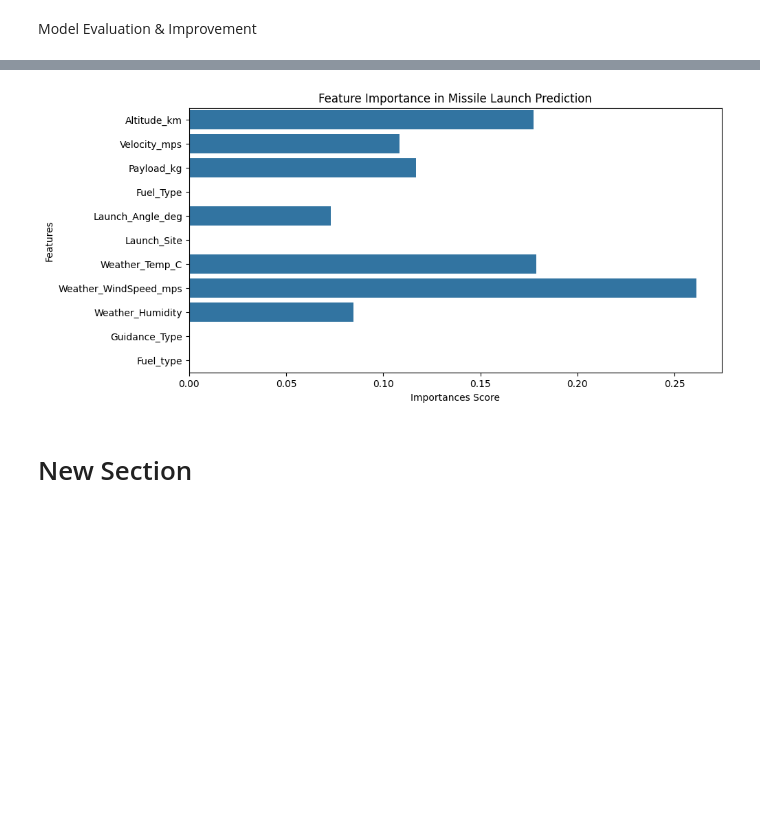
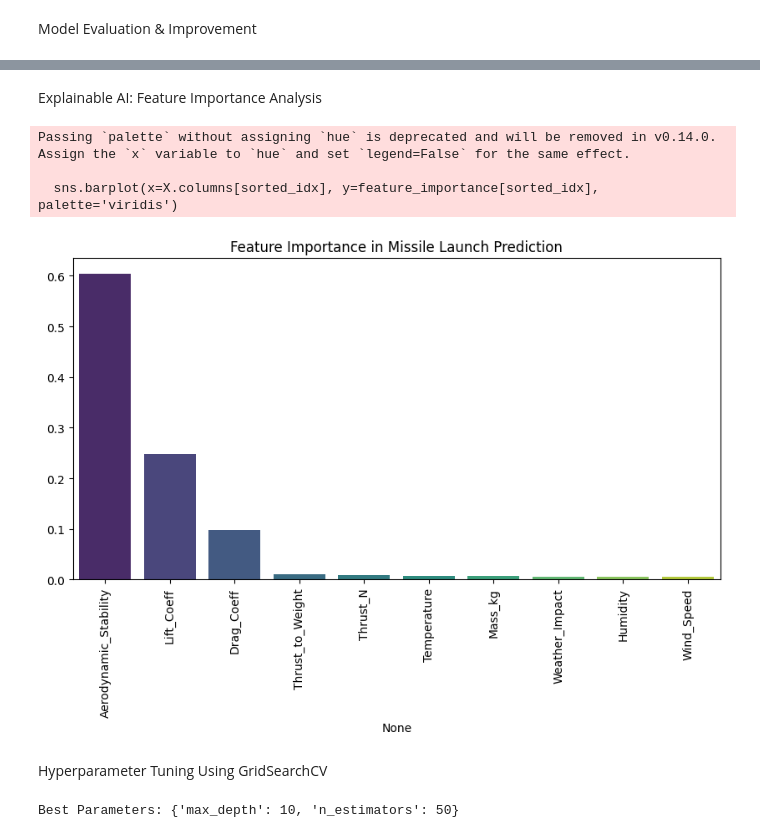
Before and after one commit to anushka1947/Machine-Learning, a Jupyter notebook: Missile_Data_Analysis_&_Prediction_Using_ML.ipynb, the cells around one changed output, grey strips where cells are left out. Saved outputs shown, nothing was run; the diff lists cells and outputs as text; code cells hidden in the pictures; blank space fills up the shorter version.

```diff
--- a/Missile_Data_Analysis_&_Prediction_Using_ML.ipynb
+++ b/Missile_Data_Analysis_&_Prediction_Using_ML.ipynb
@@ -108,10 +115,0 @@ Feature Engineering & Data Preprocessing
-# %%
-from sklearn.preprocessing import LabelEncoder
-label_enc = LabelEncoder()
-
-
-df['Launch_Site']= label_enc.fit_transform(df['Launch_Site'])
-df['Guidance_Type']=label_enc.fit_transform(df['Guidance_Type'])
-df["Fuel_type"]=label_enc.fit_transform(df['Fuel_Type'])
-
-print(df.head())
@@ -139,12 +116,9 @@ print(df.head())
 # %% [markdown]
 Split Data for Training & Testing
 # %%
-from sklearn.model_selection import train_test_split
-
-x=df.drop(columns=['Result'])
-y=df['Result']
-
-x_train,x_test,y_train,y_test=train_test_split(x,y,test_size=0.2,random_state=42)
+X = df.drop(columns=['Result'])
+y = df['Result']
+X_train, X_test, y_train, y_test = train_test_split(X, y, test_size=0.2, random_state=42)
 # %% [markdown]
 Train ML Models
 Using Random Forest model,XGBoost model
@@ -164,3 +138,7 @@ Random Forest Model Accuracy:  0.990000
+# %%
+scaler = StandardScaler()
+X_train = scaler.fit_transform(X_train)
+X_test = scaler.transform(X_test)
 # %%
 from xgboost import XGBClassifier
 xgb_model=XGBClassifier(n_estimators=100,learning_rate=0.1,random_state=42)
@@ -174,2 +152,6 @@ XGBoost Model Accuracy :  0.990000
+# %%
+rf = RandomForestClassifier(n_estimators=100, random_state=42)
+rf.fit(X_train, y_train)
+y_pred = rf.predict(X_test)
 # %% [markdown]
 Model Evaluation & Improvement
@@ -253,14 +193,24 @@ ValueError: Invalid classes inferred from unique values of `y`.  Expected: [0],
+# %% [markdown]
+Explainable AI: Feature Importance Analysis
 # %%
-importances = xgb_model.feature_importances_
-features =x.columns
-
+feature_importance = rf.feature_importances_
+sorted_idx = np.argsort(feature_importance)[::-1]
 plt.figure(figsize=(10,5))
-sns.barplot(x=importances,y=features)
-plt.xlabel('Importances Score')
-plt.ylabel('Features')
+sns.barplot(x=X.columns[sorted_idx], y=feature_importance[sorted_idx], palette='viridis')
+plt.xticks(rotation=90)
 plt.title('Feature Importance in Missile Launch Prediction')
 plt.show()
 # %% [output]
+Passing `palette` without assigning `hue` is deprecated and will be removed in v0.14.0. Assign the `x` variable to `hue` and set `legend=False` for the same effect.
+
+  sns.barplot(x=X.columns[sorted_idx], y=feature_importance[sorted_idx], palette='viridis')
-[figure, old version]
+[figure, new version]
-# %% [markdown]
-# New Section
+# %% [markdown]
+Hyperparameter Tuning Using GridSearchCV
+# %%
+param_grid = {'n_estimators': [50, 100, 200], 'max_depth': [10, 20, None]}
+grid_search = GridSearchCV(RandomForestClassifier(random_state=42), param_grid, cv=5)
+grid_search.fit(X_train, y_train)
+print('Best Parameters:', grid_search.best_params_)
+# %% [output]
+Best Parameters: {'max_depth': 10, 'n_estimators': 50}
```
Also changed, not shown: parts of 20 cells of this notebook.
